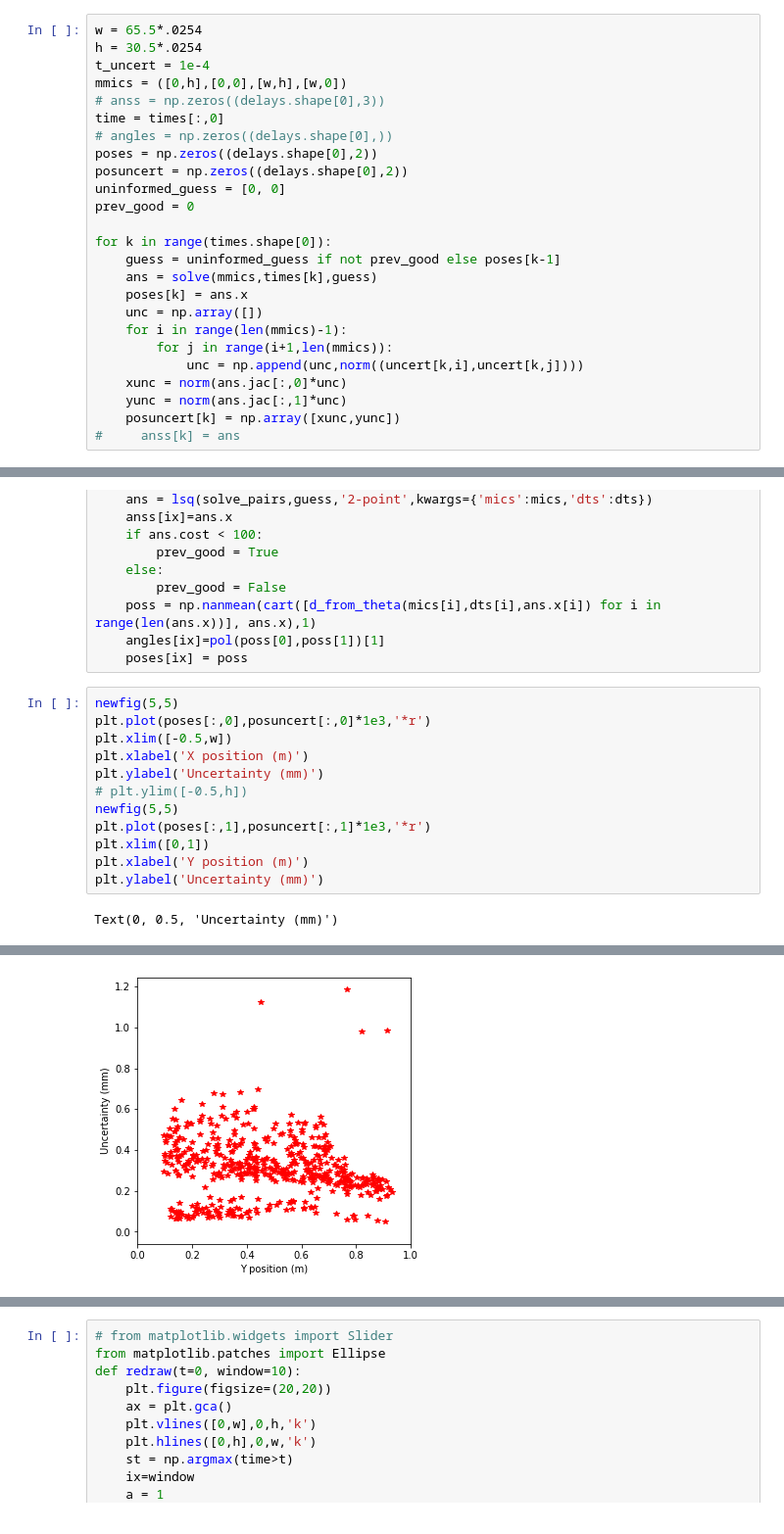
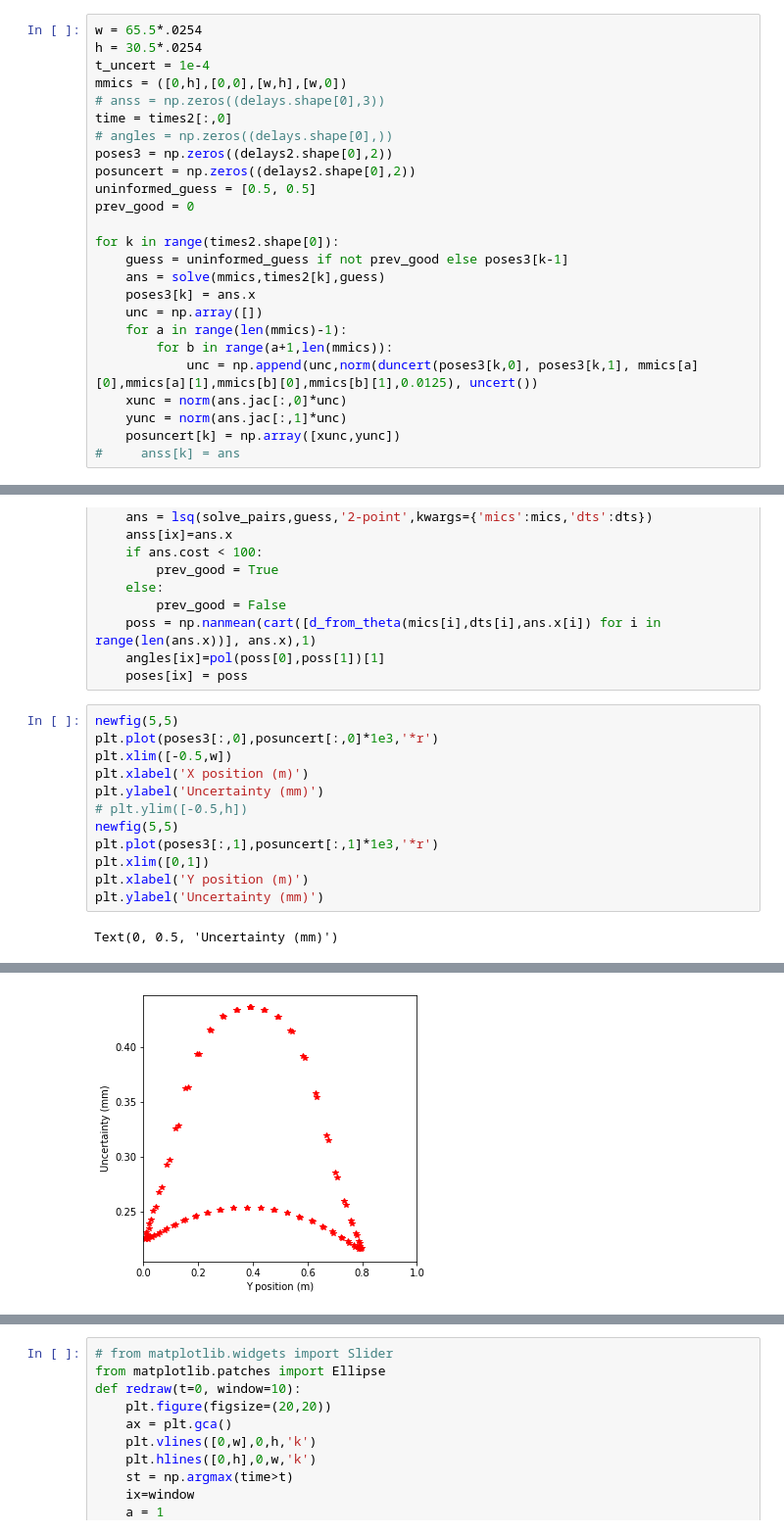
Before and after one commit to garrisoneel/acoustic-localization, a Jupyter notebook: cross_correllation2.ipynb, the cells around one changed output, grey strips where cells are left out. Shown at 98% size. Cells and saved outputs as stored; diff of their text form.

```diff
--- a/cross_correllation2.ipynb
+++ b/cross_correllation2.ipynb
@@ -838,21 +838,21 @@ h = 30.5*.0254
 t_uncert = 1e-4
 mmics = ([0,h],[0,0],[w,h],[w,0])
 # anss = np.zeros((delays.shape[0],3))
-time = times[:,0]
+time = times2[:,0]
 # angles = np.zeros((delays.shape[0],))
-poses = np.zeros((delays.shape[0],2))
-posuncert = np.zeros((delays.shape[0],2))
-uninformed_guess = [0, 0]
+poses3 = np.zeros((delays2.shape[0],2))
+posuncert = np.zeros((delays2.shape[0],2))
+uninformed_guess = [0.5, 0.5]
 prev_good = 0
 
-for k in range(times.shape[0]):
-    guess = uninformed_guess if not prev_good else poses[k-1]
-    ans = solve(mmics,times[k],guess)
-    poses[k] = ans.x
+for k in range(times2.shape[0]):
+    guess = uninformed_guess if not prev_good else poses3[k-1]
+    ans = solve(mmics,times2[k],guess)
+    poses3[k] = ans.x
     unc = np.array([])
-    for i in range(len(mmics)-1):
-        for j in range(i+1,len(mmics)):
-            unc = np.append(unc,norm((uncert[k,i],uncert[k,j])))
+    for a in range(len(mmics)-1):
+        for b in range(a+1,len(mmics)):
+            unc = np.append(unc,norm(duncert(poses3[k,0], poses3[k,1], mmics[a][0],mmics[a][1],mmics[b][0],mmics[b][1],0.0125), uncert())
     xunc = norm(ans.jac[:,0]*unc)
     yunc = norm(ans.jac[:,1]*unc)
     posuncert[k] = np.array([xunc,yunc])
@@ -890,13 +890,13 @@ for ix in range(delays.shape[0]):
     poses[ix] = poss
 # %%
 newfig(5,5)
-plt.plot(poses[:,0],posuncert[:,0]*1e3,'*r')
+plt.plot(poses3[:,0],posuncert[:,0]*1e3,'*r')
 plt.xlim([-0.5,w])
 plt.xlabel('X position (m)')
 plt.ylabel('Uncertainty (mm)')
 # plt.ylim([-0.5,h])
 newfig(5,5)
-plt.plot(poses[:,1],posuncert[:,1]*1e3,'*r')
+plt.plot(poses3[:,1],posuncert[:,1]*1e3,'*r')
 plt.xlim([0,1])
 plt.xlabel('Y position (m)')
 plt.ylabel('Uncertainty (mm)')
@@ -906,4 +906,4 @@ Text(0, 0.5, 'Uncertainty (mm)')
-[figure, old version]
+[figure, new version]
 # %%
 # from matplotlib.widgets import Slider
 def redraw(t=0, window=10):
```
Also changed, not shown: parts of 11 cells of this notebook.
